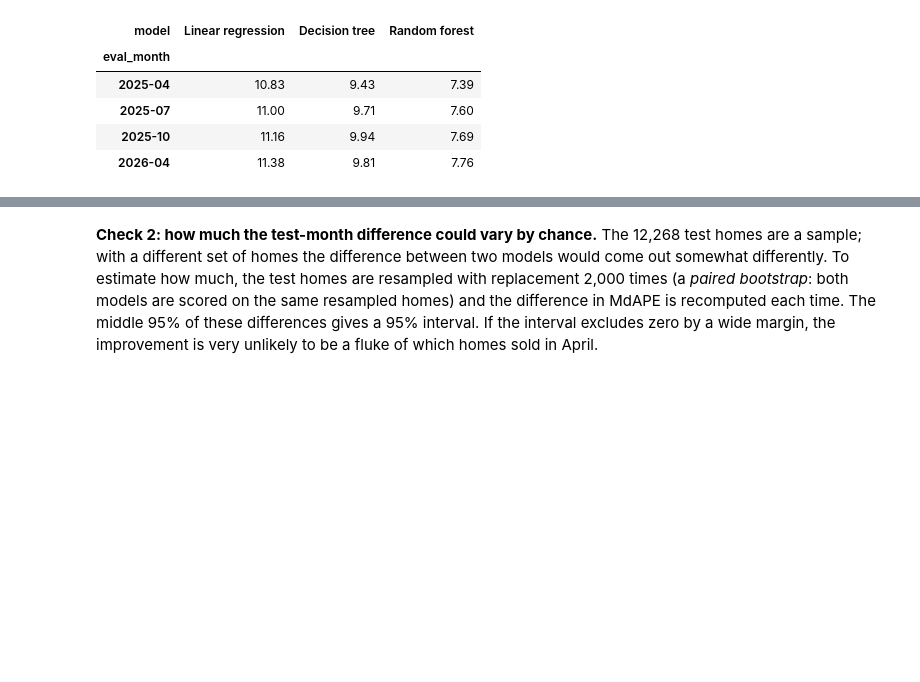
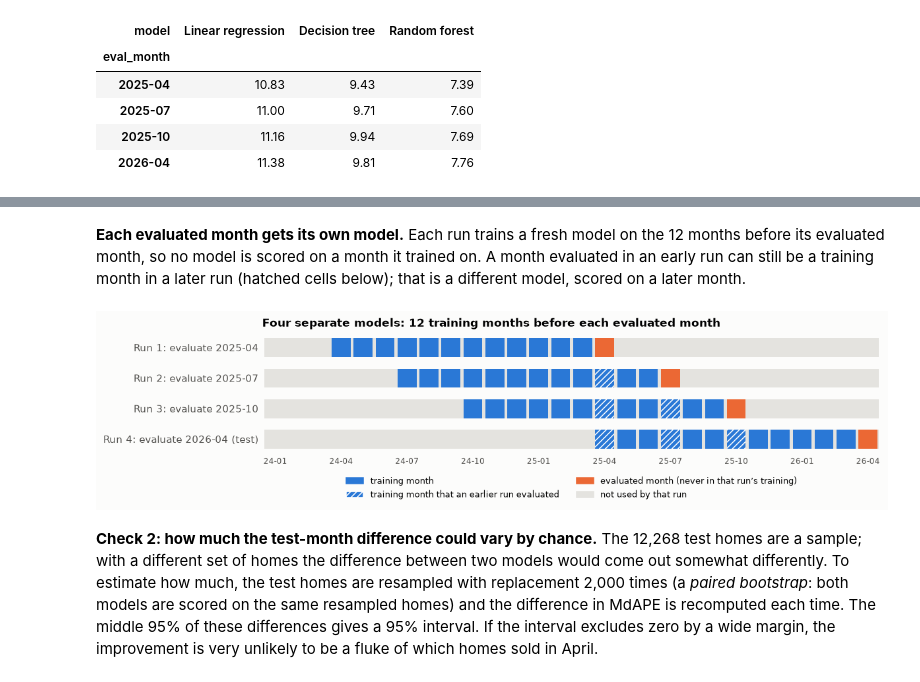
Before and after one commit to orcunTasdemir/IDX-Exchange-Data-Science, a Jupyter notebook: notebooks/04_model_comparison.ipynb, the cells around one changed output, grey strips where cells are left out. Saved outputs shown, nothing was run; the diff lists cells and outputs as text; code cells hidden in the pictures; blank space fills up the shorter version.

```diff
--- a/notebooks/04_model_comparison.ipynb
+++ b/notebooks/04_model_comparison.ipynb
@@ -355,3 +402,32 @@ backtest.pivot(index='eval_month', columns='model', values='MdAPE')[list(MODELS)
+# %% [markdown]
+**Each evaluated month gets its own model.** Each run trains a fresh model on the 12 months before its evaluated month, so no model is scored on a month it trained on. A month evaluated in an early run can still be a training month in a later run (hatched cells below); that is a different model, scored on a later month.
+# %%
+fig, ax = plt.subplots(figsize=(11, 2.9))
+for row, eval_month in enumerate(reversed(BACKTEST_MONTHS)):
+    run = len(BACKTEST_MONTHS) - row
+    e = pos[eval_month]
+    ax.barh(row, len(months_all), left=-0.5, height=0.62, color=LIGHT_GRAY, zorder=0)
+    for m in months_all[e - N_MONTHS:e]:
+        earlier_eval = m in BACKTEST_MONTHS
+        ax.barh(row, 0.86, left=pos[m] - 0.43, height=0.62, color=TRAIN_C,
+                hatch='////' if earlier_eval else None, edgecolor='#ffffff' if earlier_eval else TRAIN_C, linewidth=0)
+    ax.barh(row, 0.86, left=e - 0.43, height=0.62, color=EVAL_C)
+ax.set_yticks(range(len(BACKTEST_MONTHS)),
+              [f'Run {len(BACKTEST_MONTHS) - r}: evaluate {m}' + (' (test)' if m == TEST_MONTH else '')
+               for r, m in enumerate(reversed(BACKTEST_MONTHS))])
+month_axis(ax)
+from matplotlib.patches import Patch
+ax.legend(handles=[Patch(color=TRAIN_C, label='training month'),
+                   Patch(facecolor=TRAIN_C, hatch='////', edgecolor='#ffffff', label='training month that an earlier run evaluated'),
+                   Patch(color=EVAL_C, label='evaluated month (never in that run’s training)'),
+                   Patch(color=LIGHT_GRAY, label='not used by that run')],
+          loc='upper center', bbox_to_anchor=(0.5, -0.12), ncol=2, frameon=False, fontsize=8.5)
+ax.set_title('Four separate models: 12 training months before each evaluated month')
+plt.tight_layout()
+save_fig('04_evaluation_timeline')
+plt.show()
+# %% [output]
+[figure, added]
 # %% [markdown]
 **Check 2: how much the test-month difference could vary by chance.** The 12,268 test homes are a sample; with a different set of homes the difference between two models would come out somewhat differently. To estimate how much, the test homes are resampled with replacement 2,000 times (a *paired bootstrap*: both models are scored on the same resampled homes) and the difference in MdAPE is recomputed each time. The middle 95% of these differences gives a 95% interval. If the interval excludes zero by a wide margin, the improvement is very unlikely to be a fluke of which homes sold in April.
 # %%
```
Also changed, not shown: parts of 5 cells of this notebook, 3 other files.
